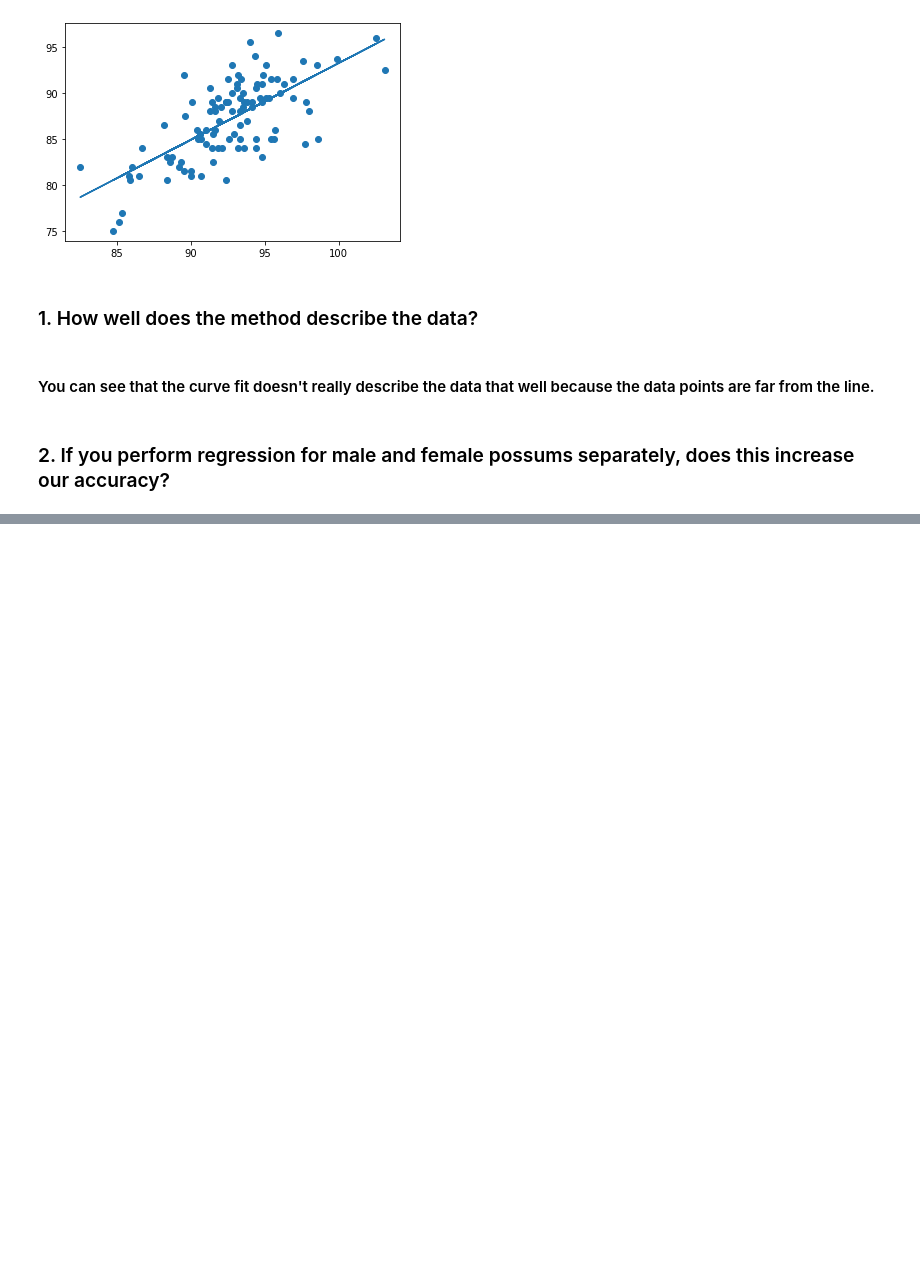
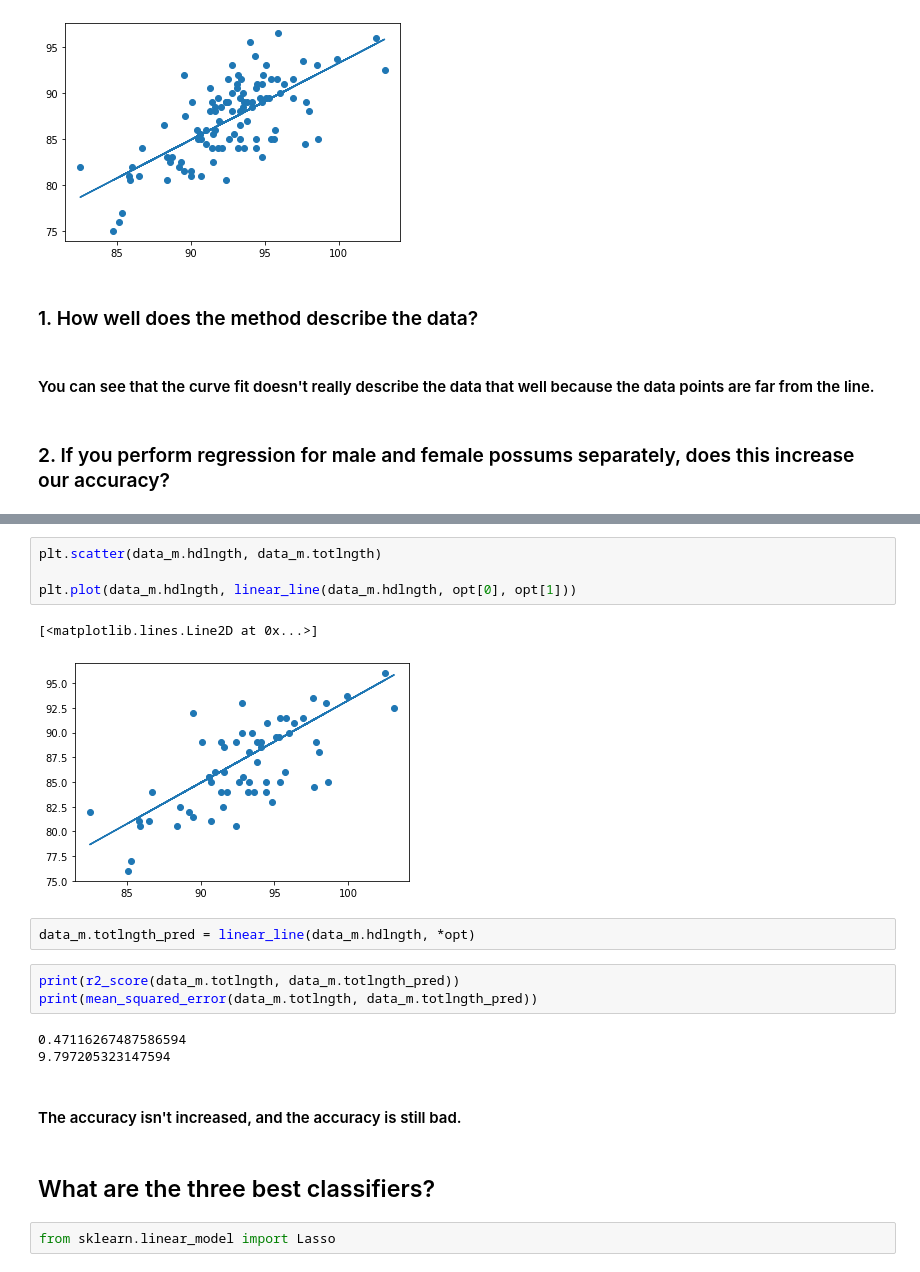
Before and after one commit to lauraktr/Homework2, a Jupyter notebook: notebook/Homework2LauraTran.ipynb, the cells around one changed output, grey strips where cells are left out. Drawn from its saved outputs; the diff is of its cells as text; blank space fills up the shorter version.

```diff
--- a/notebook/Homework2LauraTran.ipynb
+++ b/notebook/Homework2LauraTran.ipynb
@@ -50,0 +70,21 @@ plt.plot(data.hdlngth, linear_line(data.hdlngth, opt[0], opt[1]))
+# %%
+plt.scatter(data_m.hdlngth, data_m.totlngth)
+
+plt.plot(data_m.hdlngth, linear_line(data_m.hdlngth, opt[0], opt[1]))
+# %% [output]
+[<matplotlib.lines.Line2D at 0x...>]
+[figure, added]
+# %%
+data_m.totlngth_pred = linear_line(data_m.hdlngth, *opt)
+# %%
+print(r2_score(data_m.totlngth, data_m.totlngth_pred))
+print(mean_squared_error(data_m.totlngth, data_m.totlngth_pred))
+# %% [output]
+0.47116267487586594
+9.797205323147594
+# %% [markdown]
+#### The accuracy isn't increased, and the accuracy is still bad.
+# %% [markdown]
+## What are the three best classifiers?
+# %%
+from sklearn.linear_model import Lasso
```
Also changed, not shown: parts of 15 cells of this notebook.
